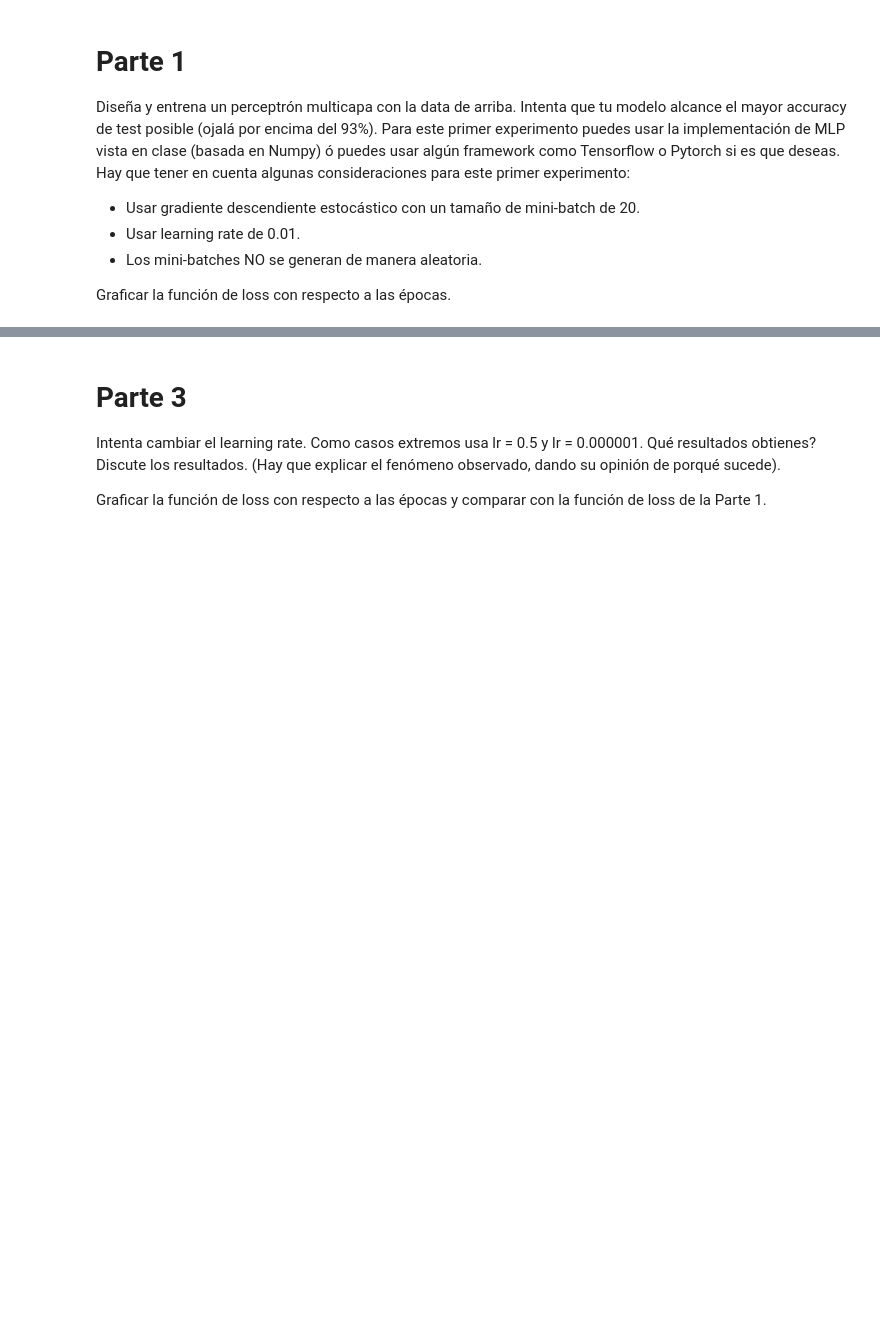
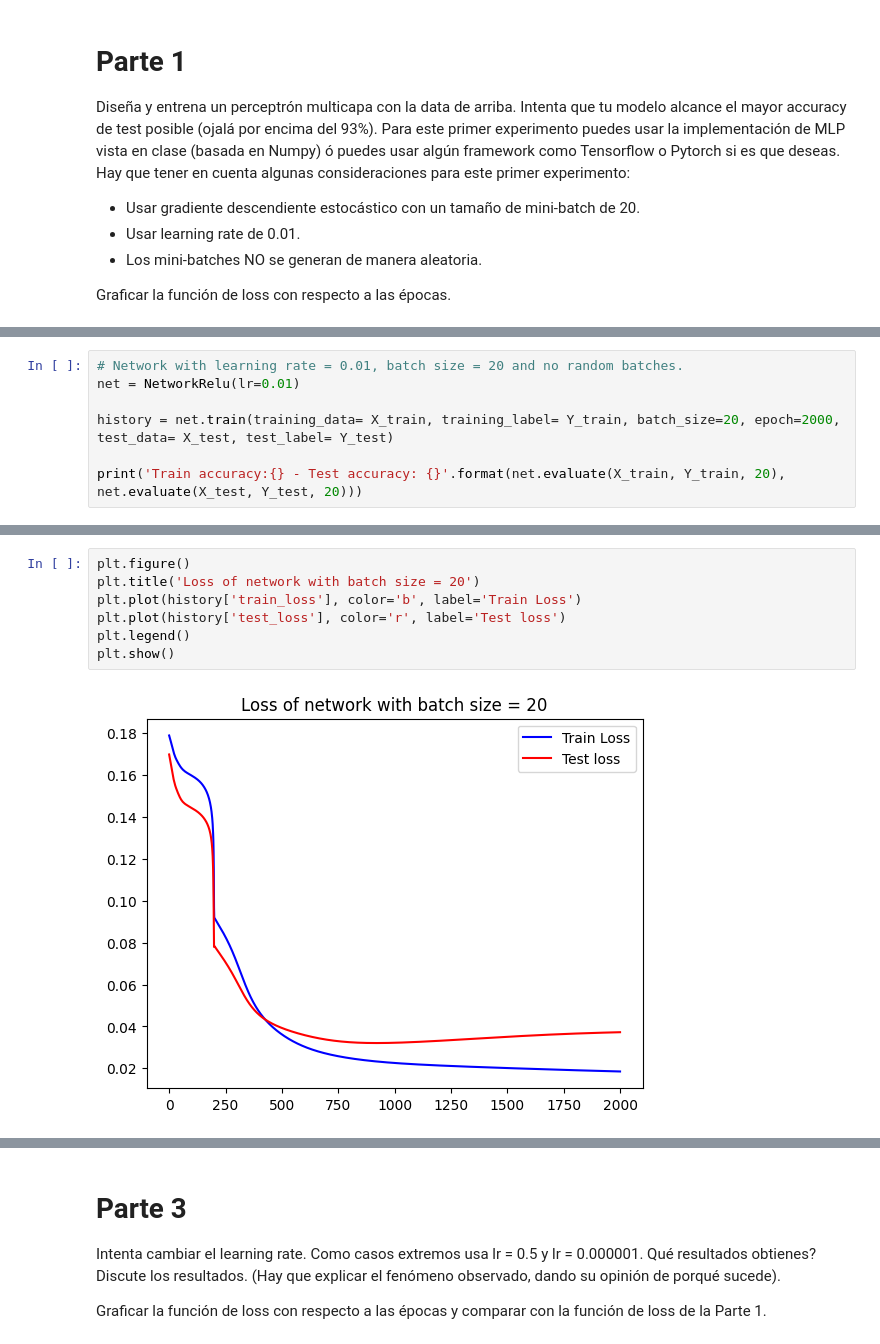
Before and after one commit to EduardoAraos/t1_deadlift, a Jupyter notebook: CC6204_Tarea_1_18820476.ipynb, the cells around one changed output, grey strips where cells are left out. Drawn from its saved outputs; the diff is of its cells as text; blank space fills up the shorter version.

```diff
--- a/CC6204_Tarea_1_18820476.ipynb
+++ b/CC6204_Tarea_1_18820476.ipynb
@@ -111,0 +352,7 @@ Graficar la función de loss con respecto a las épocas.
+# %%
+# Network with learning rate = 0.01, batch size = 20 and no random batches.
+net = NetworkRelu(lr=0.01)
+
+history = net.train(training_data= X_train, training_label= Y_train, batch_size=20, epoch=2000, test_data= X_test, test_label= Y_test)
+
+print('Train accuracy:{} - Test accuracy: {}'.format(net.evaluate(X_train, Y_train, 20), net.evaluate(X_test, Y_test, 20)))
@@ -112,3 +377,12 @@ Graficar la función de loss con respecto a las épocas.
+# %%
+plt.figure()
+plt.title('Loss of network with batch size = 20')
+plt.plot(history['train_loss'], color='b', label='Train Loss')
+plt.plot(history['test_loss'], color='r', label='Test loss')
+plt.legend()
+plt.show()
+# %% [output]
+[figure, added]
 # %% [markdown]
 # **Parte 2**
 Intenta cambiar el tamaño de los mini-batches. Como casos extremos usa m=1 (mini-batches de tamaño 1) y m=n(1 solo mini-batch con todos los datos). Qué resultados obtienes? Discute los resultados. (Hay que explicar el fenómeno observado, dando su opinión de porqué sucede).
```
Also changed, not shown: parts of 17 cells of this notebook, 1 other file.
